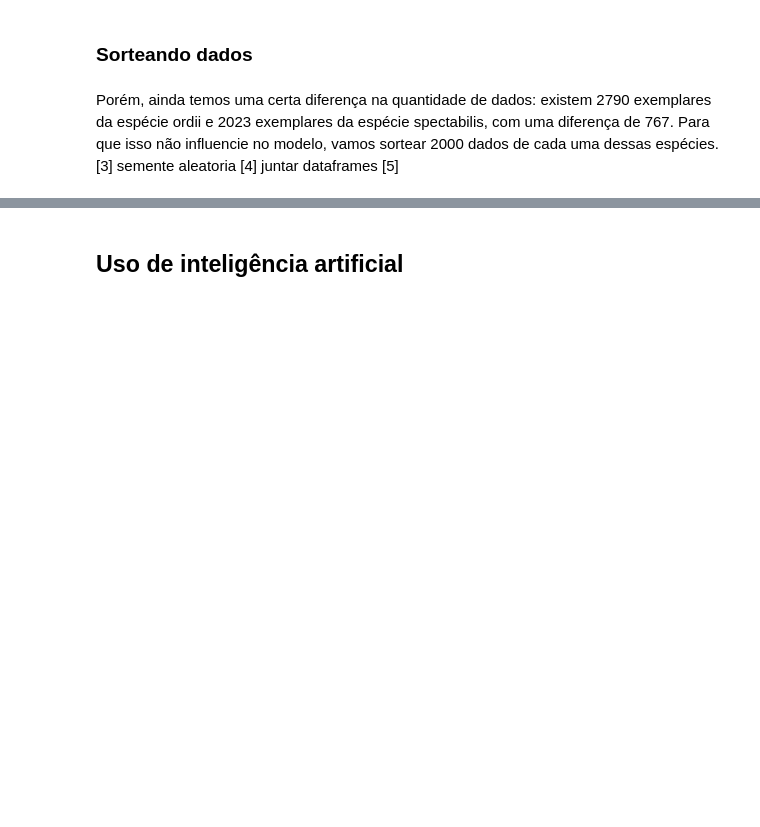
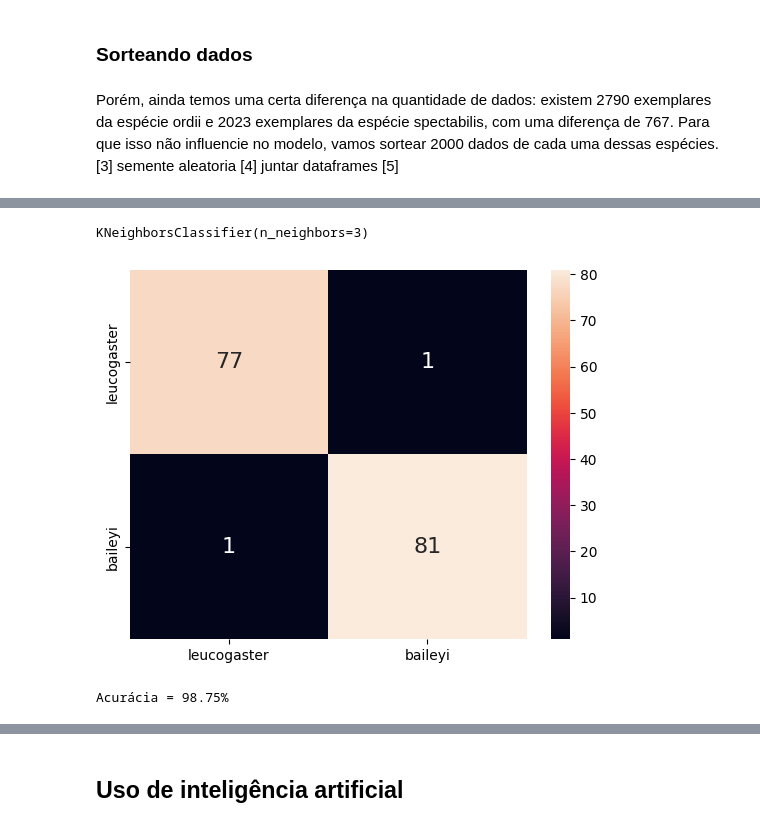
Before and after one commit to helocano/cubo-gelatinoso, a Jupyter notebook: CuboGelatinoso_HeloisaCano.ipynb, the cells around one changed output, grey strips where cells are left out. Drawn from its saved outputs; the diff is of its cells as text; code cells hidden in the pictures; blank space fills up the shorter version.

```diff
--- a/CuboGelatinoso_HeloisaCano.ipynb
+++ b/CuboGelatinoso_HeloisaCano.ipynb
@@ -296,0 +488,22 @@ df
+# %%
+ATRIBUTOS = [ "hindfoot_lenght", "weight" ]
+TARGET = ["species"]
+# %%
+from sklearn.model_selection import train_test_split
+
+TAMANHO_TESTE = 0.1
+SEMENTE_ALEATORIA = 1225
+
+indices = df.index
+indices_treino, indices_teste = train_test_split(
+    indices, test_size=TAMANHO_TESTE, random_state=SEMENTE_ALEATORIA
+)
+
+df_treino = df.loc[indices_treino]
+df_teste = df.loc[indices_teste]
+
+X_treino = df_treino.reindex(ATRIBUTOS, axis=1).values
+y_treino = df_treino.reindex(TARGET, axis=1).values.ravel()
+
+X_teste = df_teste.reindex(ATRIBUTOS, axis=1).values
+y_teste = df_teste.reindex(TARGET, axis=1).values.ravel()
@@ -296,0 +517,27 @@ df
+# %%
+from sklearn.neighbors import KNeighborsClassifier
+from sklearn.metrics import confusion_matrix
+
+NUM_VIZINHOS = 3
+
+modelo_knn = KNeighborsClassifier(NUM_VIZINHOS)
+modelo_knn.fit(X_treino, y_treino)
+# %% [output]
+KNeighborsClassifier(n_neighbors=3)
+# %%
+y_verdadeiro = y_teste
+y_previsao = modelo_knn.predict(X_teste)
+
+matriz_conf = confusion_matrix(y_verdadeiro, y_previsao, labels=ordem_labels)
+df_conf = pd.DataFrame(matriz_conf, ordem_labels, ordem_labels)
+
+sns.heatmap(df_conf, annot=True, annot_kws={"size": 16});
+# %% [output]
+[figure, added]
+# %%
+from sklearn.metrics import accuracy_score
+
+acuracia = accuracy_score(y_verdadeiro, y_previsao)
+print(f"Acurácia = {(acuracia*100):.2f}%")
+# %% [output]
+Acurácia = 98.75%
```
Also changed, not shown: parts of 44 cells of this notebook.
